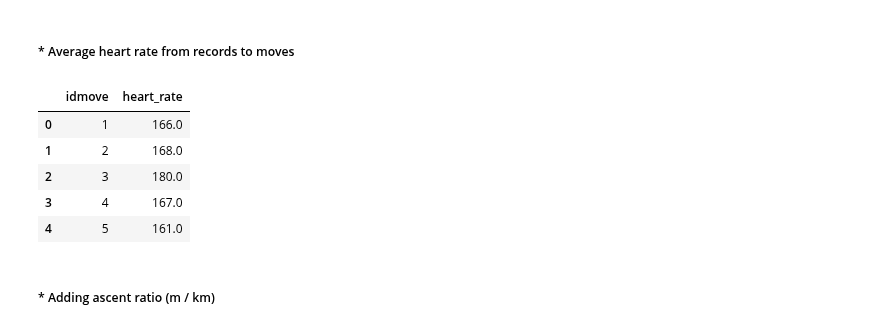
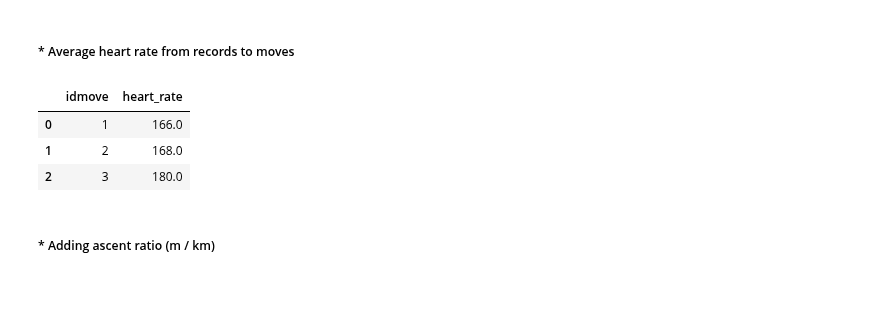
Before and after one commit to pausampietro/run_perfomance, a Jupyter notebook: 1. Data Ingestion, Cleaning, Export.ipynb, the cells around one changed output. Drawn from its saved outputs; the diff is of its cells as text; code cells hidden in the pictures; blank space fills up the shorter version.

```diff
--- a/1. Data Ingestion, Cleaning, Export.ipynb
+++ b/1. Data Ingestion, Cleaning, Export.ipynb
@@ -399,14 +395,12 @@ moves = moves[~ moves['gap'].isnull()]
 bpm = records[['idmove', 'heart_rate']].groupby('idmove').mean().reset_index()
 bpm['heart_rate'] = bpm.apply(lambda x: round(x['heart_rate']), axis=1)
 # %%
-bpm.head()
+bpm.head(3)
 # %% [output]
 |  | idmove | heart_rate |
 | 0 | 1 | 166.0 |
 | 1 | 2 | 168.0 |
 | 2 | 3 | 180.0 |
-| 3 | 4 | 167.0 |
-| 4 | 5 | 161.0 |
 # %%
 moves = moves.merge(bpm, how = 'left', left_on='move', right_on ='idmove').drop(columns='idmove')
 # %% [markdown]
```
Also changed, not shown: parts of 5 cells of this notebook.
